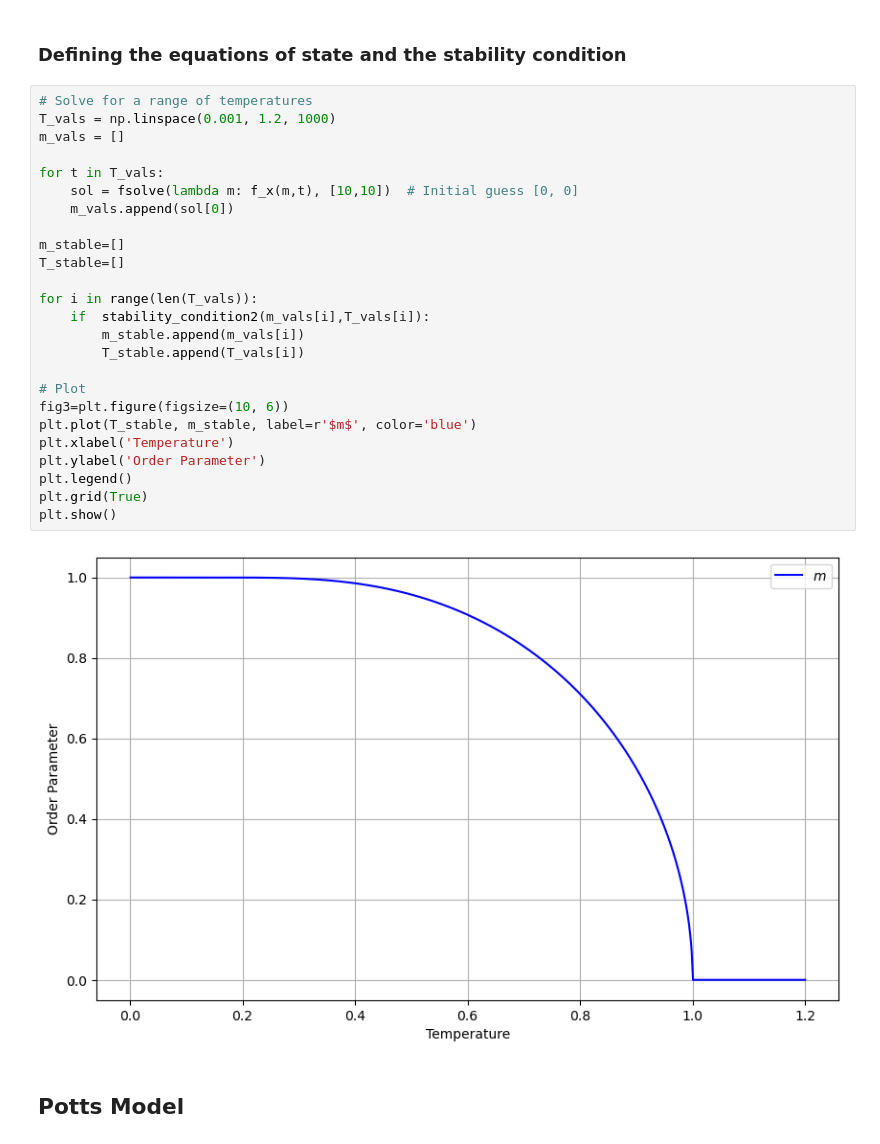
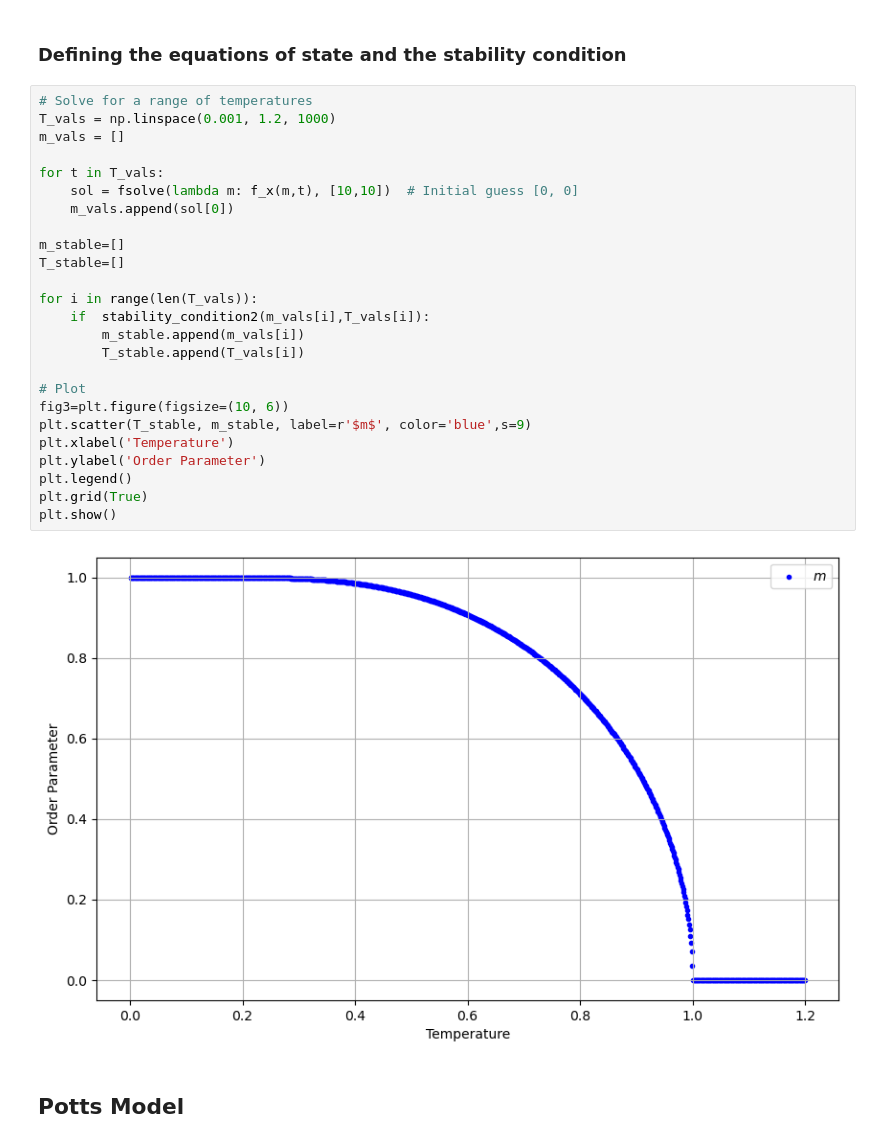
Before and after one commit to Gabrielkrzyzanowski/Master_Research, a Jupyter notebook: Potts_Model.ipynb, the cells around one changed output. Drawn from its saved outputs; the diff is of its cells as text.

```diff
--- a/Potts_Model.ipynb
+++ b/Potts_Model.ipynb
@@ -22,30 +23,30 @@ def stability_condition2(m,T):
 # %%
 # Solve for a range of temperatures
 T_vals = np.linspace(0.001, 1.2, 1000)
 m_vals = []
 
 for t in T_vals:
     sol = fsolve(lambda m: f_x(m,t), [10,10])  # Initial guess [0, 0]
     m_vals.append(sol[0])
 
 m_stable=[]
 T_stable=[]
 
 for i in range(len(T_vals)):
     if  stability_condition2(m_vals[i],T_vals[i]):
         m_stable.append(m_vals[i])
         T_stable.append(T_vals[i])
 
 # Plot
 fig3=plt.figure(figsize=(10, 6))
-plt.plot(T_stable, m_stable, label=r'$m$', color='blue')
+plt.scatter(T_stable, m_stable, label=r'$m$', color='blue',s=9)
 plt.xlabel('Temperature')
 plt.ylabel('Order Parameter')
 plt.legend()
 plt.grid(True)
 plt.show()
 # %% [output]
-[figure, old version]
+[figure, new version]
 # %% [markdown]
 ## Potts Model
 # %%
```
Also changed, not shown: parts of 11 cells of this notebook, 1 other file.
